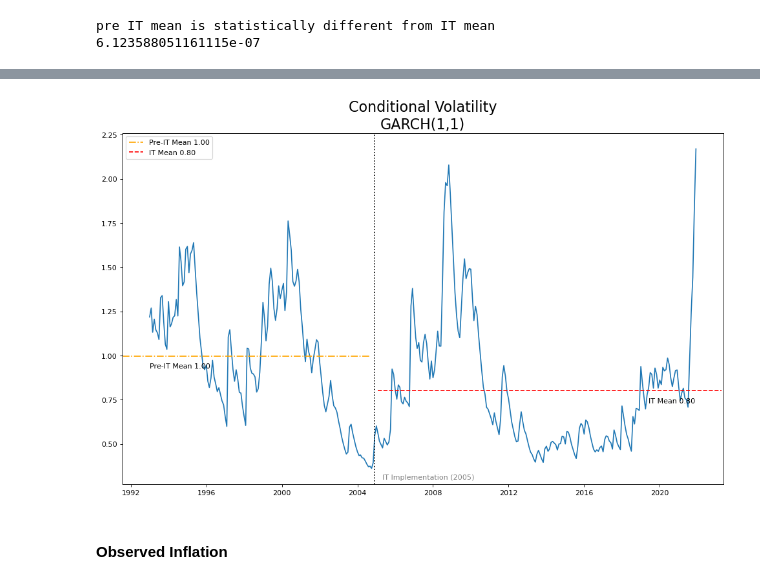
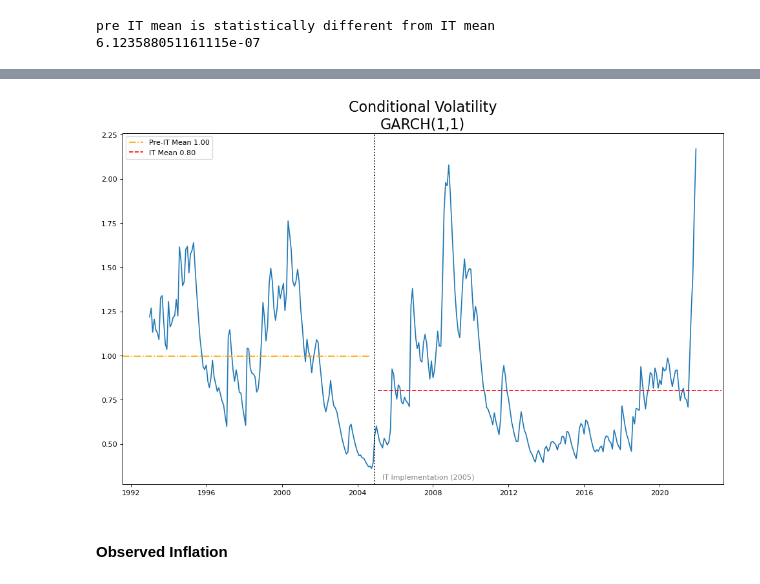
Before and after one commit to Marianojgm86/GARCH-CODES, a Jupyter notebook: 03_volatility_models.ipynb, the cells around one changed output, grey strips where cells are left out. Cells and saved outputs as stored; diff of their text form; code cells hidden in the pictures.

```diff
--- a/03_volatility_models.ipynb
+++ b/03_volatility_models.ipynb
@@ -136,6 +136,6 @@ plt.text(pd.to_datetime('2005-05-01'),0.30, 'IT Implementation (2005)', fontsize
 plt.axhline(xmin=x0, xmax=x1, y=PreVolMean, color='orange', linestyle='-.', label = 'Pre-IT Mean {:.2f}'.format(PreVolMean))
 plt.axhline(xmin=x2, xmax=x3, y=ITVolMean, color='red', linestyle='--', label = 'IT Mean {:.2f}'.format(ITVolMean))
 plt.legend()
-plt.text(pd.to_datetime('1993-01-01'),PreVolMean-0.07, 'Pre-IT Mean {:.2f}'.format(PreVolMean), fontsize=10)
-plt.text(pd.to_datetime('2019-06-01'),ITVolMean-0.07, 'IT Mean {:.2f}'.format(ITVolMean), fontsize=10)
+# plt.text(pd.to_datetime('1993-01-01'),PreVolMean-0.07, 'Pre-IT Mean {:.2f}'.format(PreVolMean), fontsize=10)
+# plt.text(pd.to_datetime('2019-06-01'),ITVolMean-0.07, 'IT Mean {:.2f}'.format(ITVolMean), fontsize=10)
 # %% [output]
@@ -143,4 +143,4 @@ Text(2019-06-01 00:00:00, 0.731168930906047, 'IT Mean 0.80')
-[figure, old version]
+[figure, new version]
 # %% [markdown]
 #### Observed Inflation
 # %%
```
Also changed, not shown: parts of 13 cells of this notebook, 5 other files.
